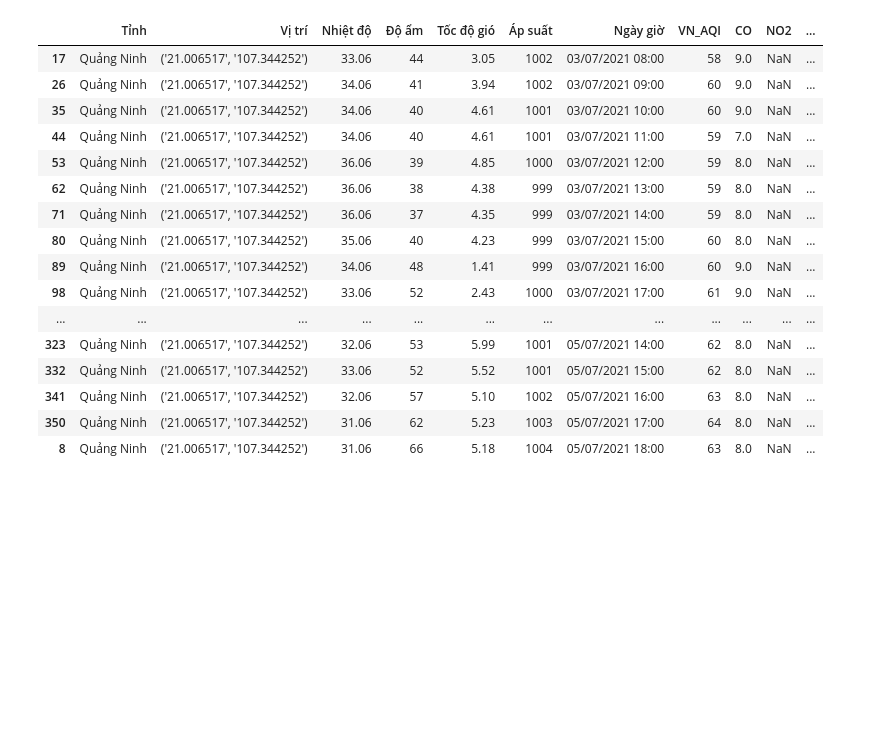
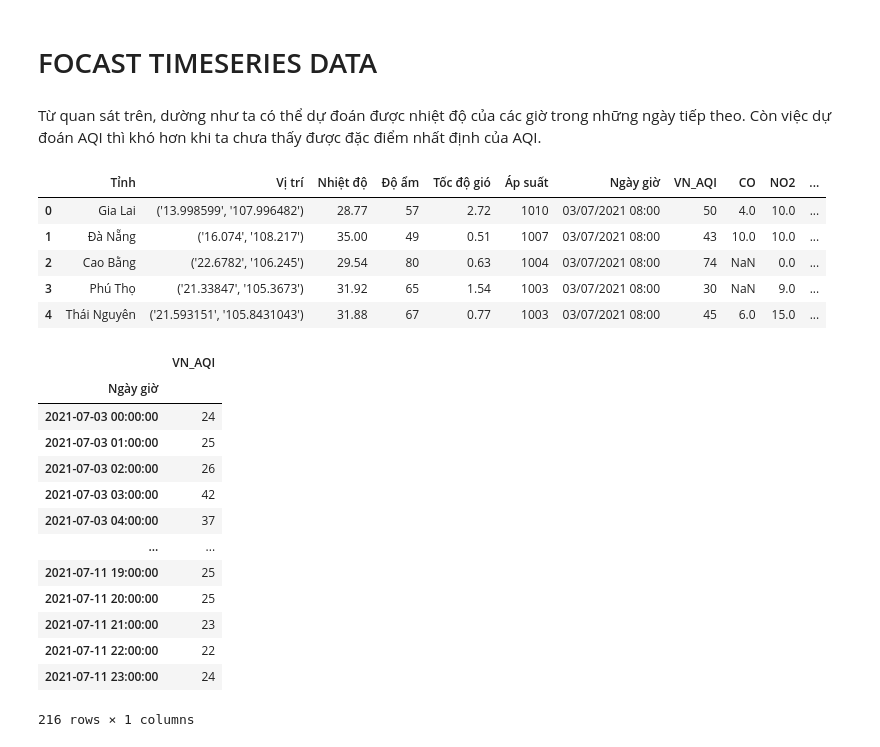
Before and after one commit to templarassVN/Data-About-VietNam, a Jupyter notebook: WorkPlace/Work.ipynb, the cells around one changed output. Saved outputs shown, nothing was run; the diff lists cells and outputs as text; code cells hidden in the pictures; blank space fills up the shorter version.

```diff
--- a/WorkPlace/Work.ipynb
+++ b/WorkPlace/Work.ipynb
@@ -1 +1,5 @@
+# %% [markdown]
+# FOCAST TIMESERIES DATA
+# %% [markdown]
+Từ quan sát trên, dường như ta có thể dự đoán được nhiệt độ của các giờ trong những ngày tiếp theo. Còn việc dự đoán AQI thì khó hơn khi ta chưa thấy được đặc điểm nhất định của AQI.
 # %%
@@ -4,21 +22,31 @@ import numpy as np
 # %%
-data = pd.read_csv('aqi_VietNam.csv',encoding = 'utf-8',sep = '\t')
-data[data['Tỉnh'] == 'Quảng Ninh'].sort_values(by = 'Ngày giờ')
+data = pd.read_csv('../aqi_VietNam.csv',encoding = 'utf-8',sep = '\t')
+data.head()
 # %% [output]
 |  | Tỉnh | Vị trí | Nhiệt độ | Độ ẩm | Tốc độ gió | Áp suất | Ngày giờ | VN_AQI | CO | NO2 | ... |
-| 17 | Quảng Ninh | ('21.006517', '107.344252') | 33.06 | 44 | 3.05 | 1002 | 03/07/2021 08:00 | 58 | 9.0 | NaN | ... |
-| 26 | Quảng Ninh | ('21.006517', '107.344252') | 34.06 | 41 | 3.94 | 1002 | 03/07/2021 09:00 | 60 | 9.0 | NaN | ... |
-| 35 | Quảng Ninh | ('21.006517', '107.344252') | 34.06 | 40 | 4.61 | 1001 | 03/07/2021 10:00 | 60 | 9.0 | NaN | ... |
-| 44 | Quảng Ninh | ('21.006517', '107.344252') | 34.06 | 40 | 4.61 | 1001 | 03/07/2021 11:00 | 59 | 7.0 | NaN | ... |
-| 53 | Quảng Ninh | ('21.006517', '107.344252') | 36.06 | 39 | 4.85 | 1000 | 03/07/2021 12:00 | 59 | 8.0 | NaN | ... |
-| 62 | Quảng Ninh | ('21.006517', '107.344252') | 36.06 | 38 | 4.38 | 999 | 03/07/2021 13:00 | 59 | 8.0 | NaN | ... |
-| 71 | Quảng Ninh | ('21.006517', '107.344252') | 36.06 | 37 | 4.35 | 999 | 03/07/2021 14:00 | 59 | 8.0 | NaN | ... |
-| 80 | Quảng Ninh | ('21.006517', '107.344252') | 35.06 | 40 | 4.23 | 999 | 03/07/2021 15:00 | 60 | 8.0 | NaN | ... |
-| 89 | Quảng Ninh | ('21.006517', '107.344252') | 34.06 | 48 | 1.41 | 999 | 03/07/2021 16:00 | 60 | 9.0 | NaN | ... |
-| 98 | Quảng Ninh | ('21.006517', '107.344252') | 33.06 | 52 | 2.43 | 1000 | 03/07/2021 17:00 | 61 | 9.0 | NaN | ... |
-| ... | ... | ... | ... | ... | ... | ... | ... | ... | ... | ... | ... |
-| 323 | Quảng Ninh | ('21.006517', '107.344252') | 32.06 | 53 | 5.99 | 1001 | 05/07/2021 14:00 | 62 | 8.0 | NaN | ... |
-| 332 | Quảng Ninh | ('21.006517', '107.344252') | 33.06 | 52 | 5.52 | 1001 | 05/07/2021 15:00 | 62 | 8.0 | NaN | ... |
-| 341 | Quảng Ninh | ('21.006517', '107.344252') | 32.06 | 57 | 5.10 | 1002 | 05/07/2021 16:00 | 63 | 8.0 | NaN | ... |
-| 350 | Quảng Ninh | ('21.006517', '107.344252') | 31.06 | 62 | 5.23 | 1003 | 05/07/2021 17:00 | 64 | 8.0 | NaN | ... |
-| 8 | Quảng Ninh | ('21.006517', '107.344252') | 31.06 | 66 | 5.18 | 1004 | 05/07/2021 18:00 | 63 | 8.0 | NaN | ... |
+| 0 | Gia Lai | ('13.998599', '107.996482') | 28.77 | 57 | 2.72 | 1010 | 03/07/2021 08:00 | 50 | 4.0 | 10.0 | ... |
+| 1 | Ðà Nẵng | ('16.074', '108.217') | 35.00 | 49 | 0.51 | 1007 | 03/07/2021 08:00 | 43 | 10.0 | 10.0 | ... |
+| 2 | Cao Bằng | ('22.6782', '106.245') | 29.54 | 80 | 0.63 | 1004 | 03/07/2021 08:00 | 74 | NaN | 0.0 | ... |
+| 3 | Phú Thọ | ('21.33847', '105.3673') | 31.92 | 65 | 1.54 | 1003 | 03/07/2021 08:00 | 30 | NaN | 9.0 | ... |
+| 4 | Thái Nguyên | ('21.593151', '105.8431043') | 31.88 | 67 | 0.77 | 1003 | 03/07/2021 08:00 | 45 | 6.0 | 15.0 | ... |
+# %%
+df = data[data['Tỉnh'] == 'Gia Lai']
+df.loc[:,['Ngày giờ']]= pd.to_datetime(df['Ngày giờ'],format = "%d/%m/%Y %H:%M")
+df = df.set_index('Ngày giờ')[['VN_AQI']]
+df = df.sort_index()
+df
+# %% [output]
+|  | VN_AQI |
+| Ngày giờ |  |
+| 2021-07-03 00:00:00 | 24 |
+| 2021-07-03 01:00:00 | 25 |
+| 2021-07-03 02:00:00 | 26 |
+| 2021-07-03 03:00:00 | 42 |
+| 2021-07-03 04:00:00 | 37 |
+| ... | ... |
+| 2021-07-11 19:00:00 | 25 |
+| 2021-07-11 20:00:00 | 25 |
+| 2021-07-11 21:00:00 | 23 |
+| 2021-07-11 22:00:00 | 22 |
+| 2021-07-11 23:00:00 | 24 |
+216 rows × 1 columns
```
Also changed, not shown: parts of 13 cells of this notebook, 18 other files.
